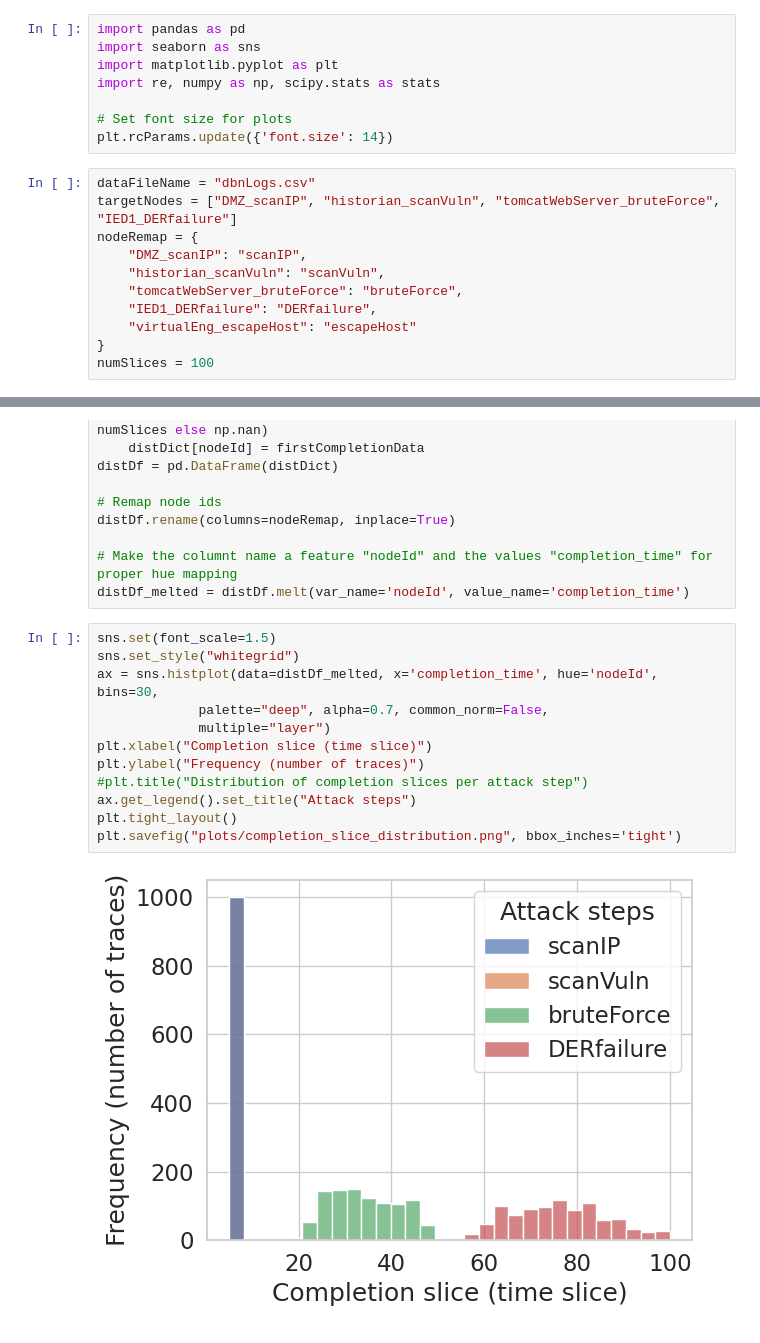
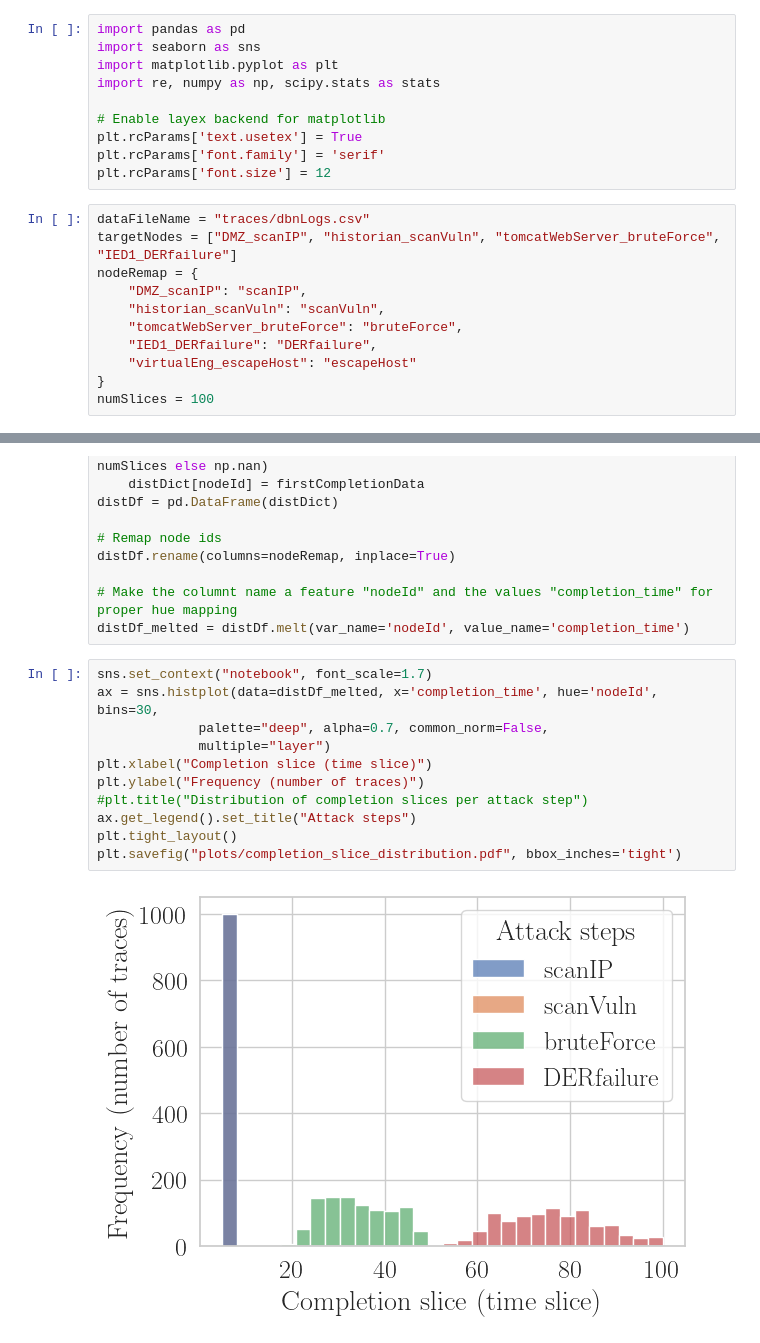
Before and after one commit to Dosclic98/dbn-sim-learning, a Jupyter notebook: data_evaluator.ipynb, the cells around one changed output, grey strips where cells are left out. Drawn from its saved outputs; the diff is of its cells as text.

```diff
--- a/data_evaluator.ipynb
+++ b/data_evaluator.ipynb
@@ -4,10 +4,12 @@ import seaborn as sns
 import matplotlib.pyplot as plt
 import re, numpy as np, scipy.stats as stats
 
-# Set font size for plots
-plt.rcParams.update({'font.size': 14})
+# Enable layex backend for matplotlib
+plt.rcParams['text.usetex'] = True
+plt.rcParams['font.family'] = 'serif'
+plt.rcParams['font.size'] = 12
 # %%
-dataFileName = "dbnLogs.csv"
+dataFileName = "traces/dbnLogs.csv"
 targetNodes = ["DMZ_scanIP", "historian_scanVuln", "tomcatWebServer_bruteForce", "IED1_DERfailure"]
 nodeRemap = {
     "DMZ_scanIP": "scanIP",
@@ -52,19 +54,18 @@ distDf.rename(columns=nodeRemap, inplace=True)
 # Make the columnt name a feature "nodeId" and the values "completion_time" for proper hue mapping
 distDf_melted = distDf.melt(var_name='nodeId', value_name='completion_time')
 # %%
-sns.set(font_scale=1.5)
-sns.set_style("whitegrid")
+sns.set_context("notebook", font_scale=1.7)
 ax = sns.histplot(data=distDf_melted, x='completion_time', hue='nodeId', bins=30,
              palette="deep", alpha=0.7, common_norm=False,
              multiple="layer")
 plt.xlabel("Completion slice (time slice)")
 plt.ylabel("Frequency (number of traces)")
 #plt.title("Distribution of completion slices per attack step")
 ax.get_legend().set_title("Attack steps")
 plt.tight_layout()
-plt.savefig("plots/completion_slice_distribution.png", bbox_inches='tight')
+plt.savefig("plots/completion_slice_distribution.pdf", bbox_inches='tight')
 # %% [output]
-[figure, old version]
+[figure, new version]
 # %%
 # Compute the entropy for all nodes
 distDict = {}
```
Also changed, not shown: parts of 2 cells of this notebook, 25 other files.
